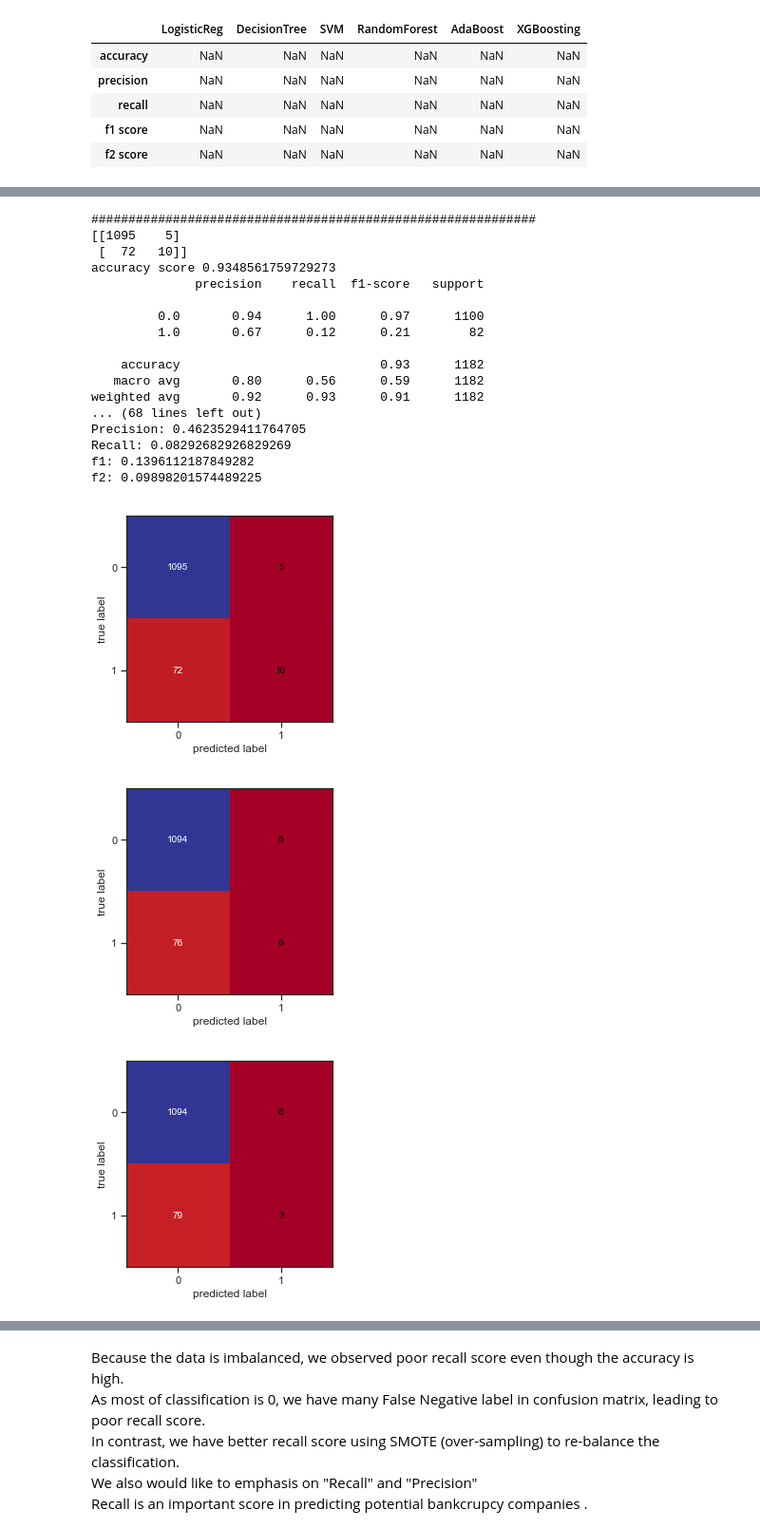
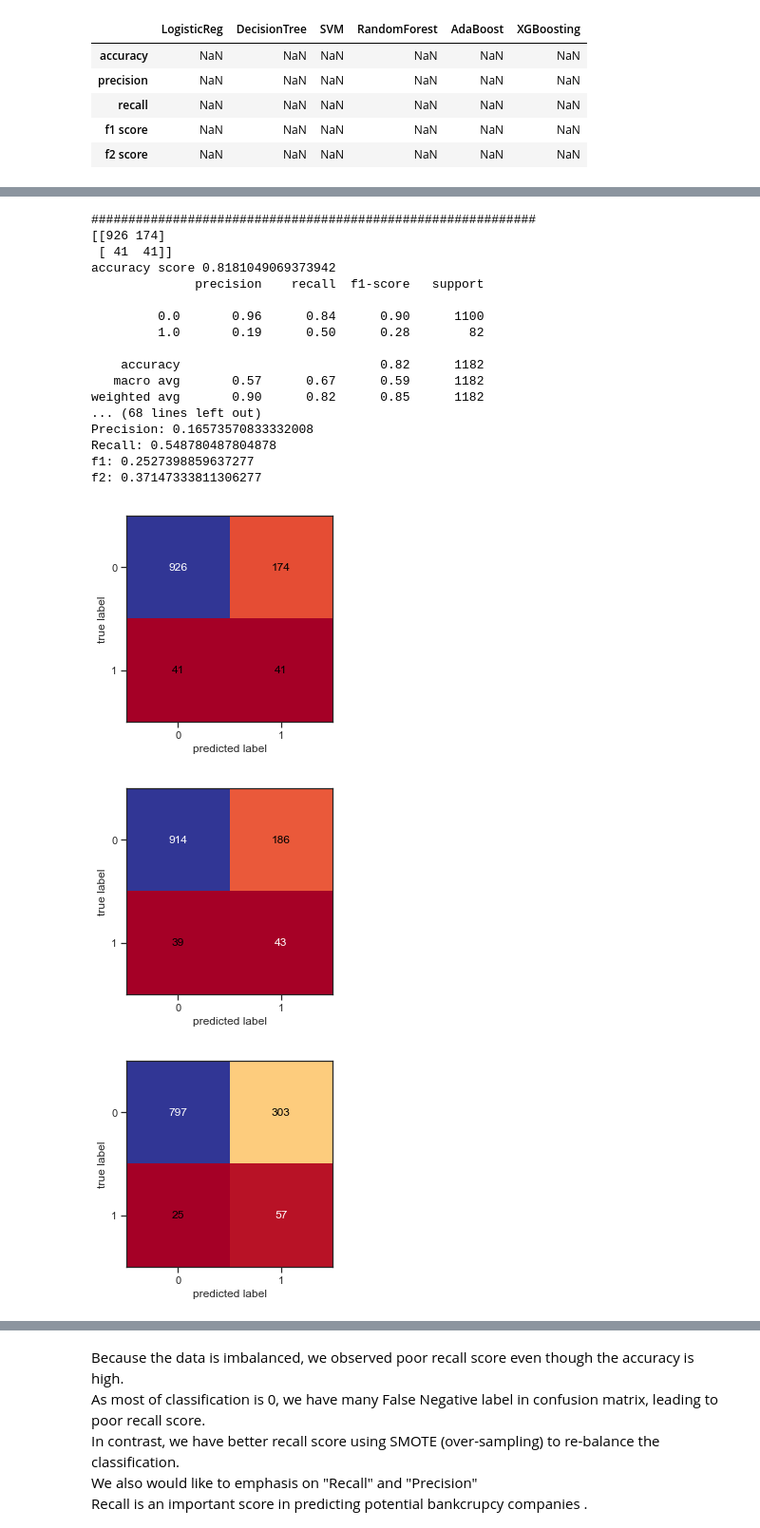
Before and after one commit to PythonNewLearner/Machine-Learning-_-Bankcruptcy, a Jupyter notebook: project.ipynb, the cells around one changed output, grey strips where cells are left out. Shown at 95% size. Cells and saved outputs as stored; diff of their text form; code cells hidden in the pictures.

```diff
--- a/project.ipynb
+++ b/project.ipynb
@@ -155,7 +157,7 @@ Imputing row 5901/5910 with 1 missing, elapsed time: 12.251
 # %%
-#Normalization
+#Standtardize the data
 scaler=StandardScaler()
-X_filled_knn=scaler.fit_transform(X_filled_knn)
+#X_filled_knn=scaler.fit_transform(X_filled_knn)
 # %%
 df_KNN=pd.DataFrame(X_filled_knn,columns=X.columns)
 # %% [markdown]
@@ -224,7 +226,7 @@ f2=make_scorer(fbeta_score,beta=2)
 #Over-Sampling (SMOTE)
 from imblearn.over_sampling import SMOTE
 sm=SMOTE(random_state=2019)
-pipe1=make_pipline_imb(SMOTE(random_state=2019),LogisticRegression(solver='lbfgs',random_state=2019))
+pipe1=make_pipline_imb(scaler,SMOTE(random_state=2019),LogisticRegression(solver='lbfgs',random_state=2019))
 skf=StratifiedKFold(n_splits=5,shuffle=True,random_state=2019)
 # %%
 #prepare a df to metrics
@@ -330,6 +332,8 @@ for train_index,test_index in skf.split(X_filled_knn,y):
     X_train,X_test=X_filled_knn[train_index],X_filled_knn[test_index]
     y_train,y_test=y.iloc[train_index].values,y.iloc[test_index].values
     y_train,y_test=y_train.reshape(-1,1),y_test.reshape(-1,1)
+
+    X_train=scaler.fit_transform(X_train)
 
     logreg=LogisticRegression(random_state=2019,solver='lbfgs')
     logreg.fit(X_train,y_train.ravel())
@@ -338,45 +342,45 @@ for train_index,test_index in skf.split(X_filled_knn,y):
     conf_matrix=confusion_matrix(y_test,prediction)
     print("#"*60)
     print(conf_matrix)
     print('accuracy score',accuracy_score(y_test,prediction))
     print(classification_report(y_test, prediction))
     print("#"*60)
     plot_confusion_matrix(confusion_matrix(y_test, prediction),cmap='RdYlBu')
     print("#"*60)
 
     accuracy.append(logreg.score(X_test,y_test))
     precision.append(precision_score(y_test,prediction))
     recall.append(recall_score(y_test,prediction))
     f1.append(f1_score(y_test,prediction))
     f2_score.append(f2(logreg,X_test,y_test))
     #auc.append(roc_auc_score(y_test,prediction))
 print()
 print("Logistic Regression")
 print("Stratified Kfold score without SMOTE: \n")
 print("Accuracy: {}".format(np.mean(accuracy)))
 print("Precision: {}".format(np.mean(precision)))
 print("Recall: {}".format(np.mean(recall)))
 print("f1: {}".format(np.mean(f1)))
 print("f2: {}".format(np.mean(f2_score)))
 print()
 # %% [output]
 ############################################################
-[[1095    5]
- [  72   10]]
-accuracy score 0.9348561759729273
+[[926 174]
+ [ 41  41]]
+accuracy score 0.8181049069373942
               precision    recall  f1-score   support
 
-         0.0       0.94      1.00      0.97      1100
-         1.0       0.67      0.12      0.21        82
+         0.0       0.96      0.84      0.90      1100
+         1.0       0.19      0.50      0.28        82
 
-    accuracy                           0.93      1182
-   macro avg       0.80      0.56      0.59      1182
-weighted avg       0.92      0.93      0.91      1182
+    accuracy                           0.82      1182
+   macro avg       0.57      0.67      0.59      1182
+weighted avg       0.90      0.82      0.85      1182
 ... (68 lines left out)
-Precision: 0.4623529411764705
-Recall: 0.08292682926829269
-f1: 0.1396112187849282
-f2: 0.09898201574489225
+Precision: 0.16573570833332008
+Recall: 0.548780487804878
+f1: 0.2527398859637277
+f2: 0.37147333811306277
-[figure, old version]
+[figure, new version]
-[figure, old version]
+[figure, new version]
-[figure, old version]
+[figure, new version]
```
Also changed, not shown: parts of 49 cells of this notebook.
